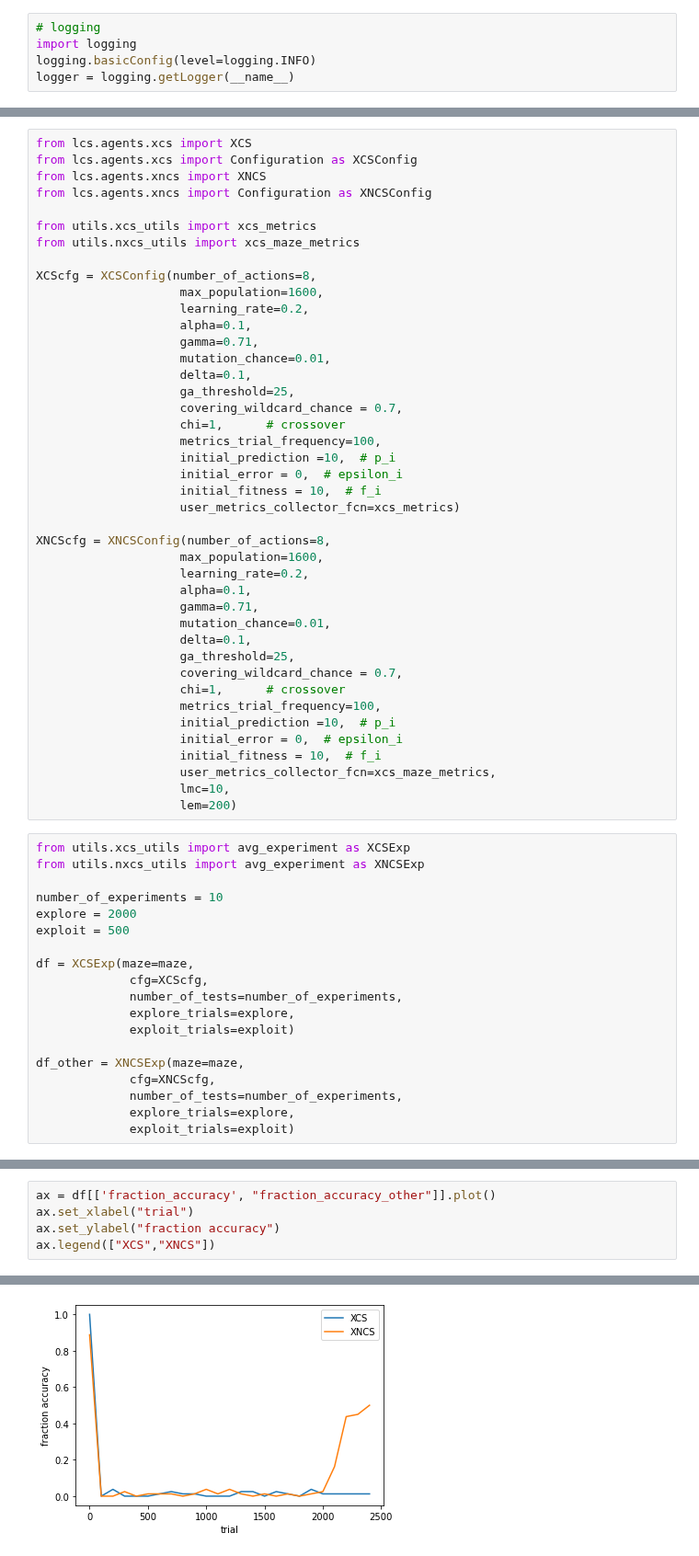
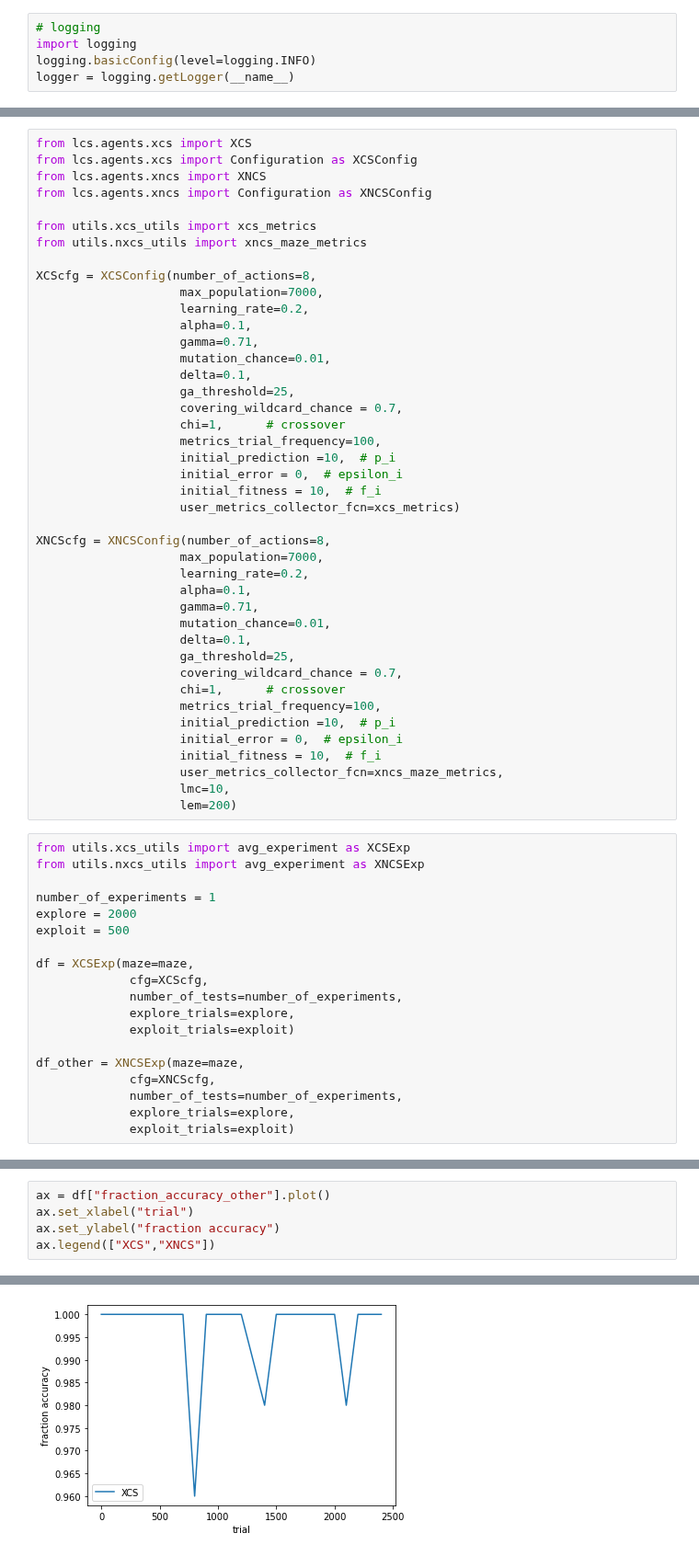
Before and after one commit to ParrotPrediction/pyalcs-experiments, a Jupyter notebook: XCS_Experiments/XCS_XNCS_Maze5.ipynb, the cells around one changed output, grey strips where cells are left out. Shown at 92% size. Cells and saved outputs as stored; diff of their text form.

Commit message:
Simple Maze

```diff
--- a/XCS_Experiments/XCS_XNCS_Maze5.ipynb
+++ b/XCS_Experiments/XCS_XNCS_Maze5.ipynb
@@ -36,10 +36,10 @@ from lcs.agents.xncs import XNCS
 from lcs.agents.xncs import Configuration as XNCSConfig
 
 from utils.xcs_utils import xcs_metrics
-from utils.nxcs_utils import xcs_maze_metrics
+from utils.nxcs_utils import xncs_maze_metrics
 
 XCScfg = XCSConfig(number_of_actions=8,
-                    max_population=1600,
+                    max_population=7000,
                     learning_rate=0.2,
                     alpha=0.1,
                     gamma=0.71,
@@ -55,7 +55,7 @@ XCScfg = XCSConfig(number_of_actions=8,
                     user_metrics_collector_fcn=xcs_metrics)
 
 XNCScfg = XNCSConfig(number_of_actions=8,
-                    max_population=1600,
+                    max_population=7000,
                     learning_rate=0.2,
                     alpha=0.1,
                     gamma=0.71,
@@ -68,14 +68,14 @@ XNCScfg = XNCSConfig(number_of_actions=8,
                     initial_prediction =10,  # p_i
                     initial_error = 0,  # epsilon_i
                     initial_fitness = 10,  # f_i
-                    user_metrics_collector_fcn=xcs_maze_metrics,
+                    user_metrics_collector_fcn=xncs_maze_metrics,
                     lmc=10,
                     lem=200)
 # %%
 from utils.xcs_utils import avg_experiment as XCSExp
 from utils.nxcs_utils import avg_experiment as XNCSExp
 
-number_of_experiments = 10
+number_of_experiments = 1
 explore = 2000
 exploit = 500
 
@@ -240,11 +174,11 @@ ax.legend(["XCS","XNCS"])
 # %%
-ax = df[['fraction_accuracy', "fraction_accuracy_other"]].plot()
+ax = df["fraction_accuracy_other"].plot()
 ax.set_xlabel("trial")
 ax.set_ylabel("fraction accuracy")
 ax.legend(["XCS","XNCS"])
 # %% [output]
 <matplotlib.legend.Legend at 0x...>
-[figure, old version]
+[figure, new version]
 # %%
 ax = df[['numerosity', 'numerosity_other']].plot()
 ax.set_xlabel("trial")
```
Also changed, not shown: parts of 7 cells of this notebook, 5 other files.
